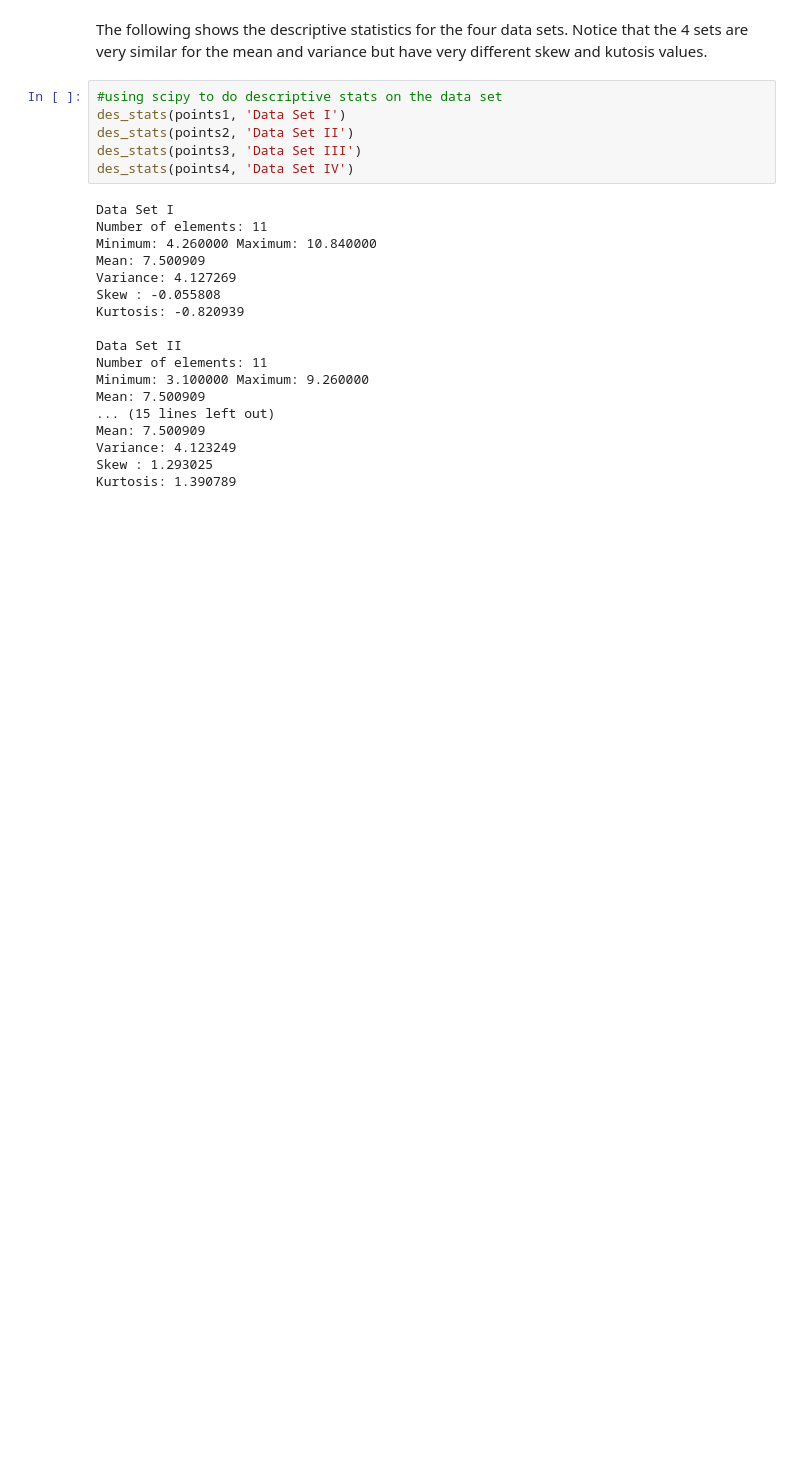
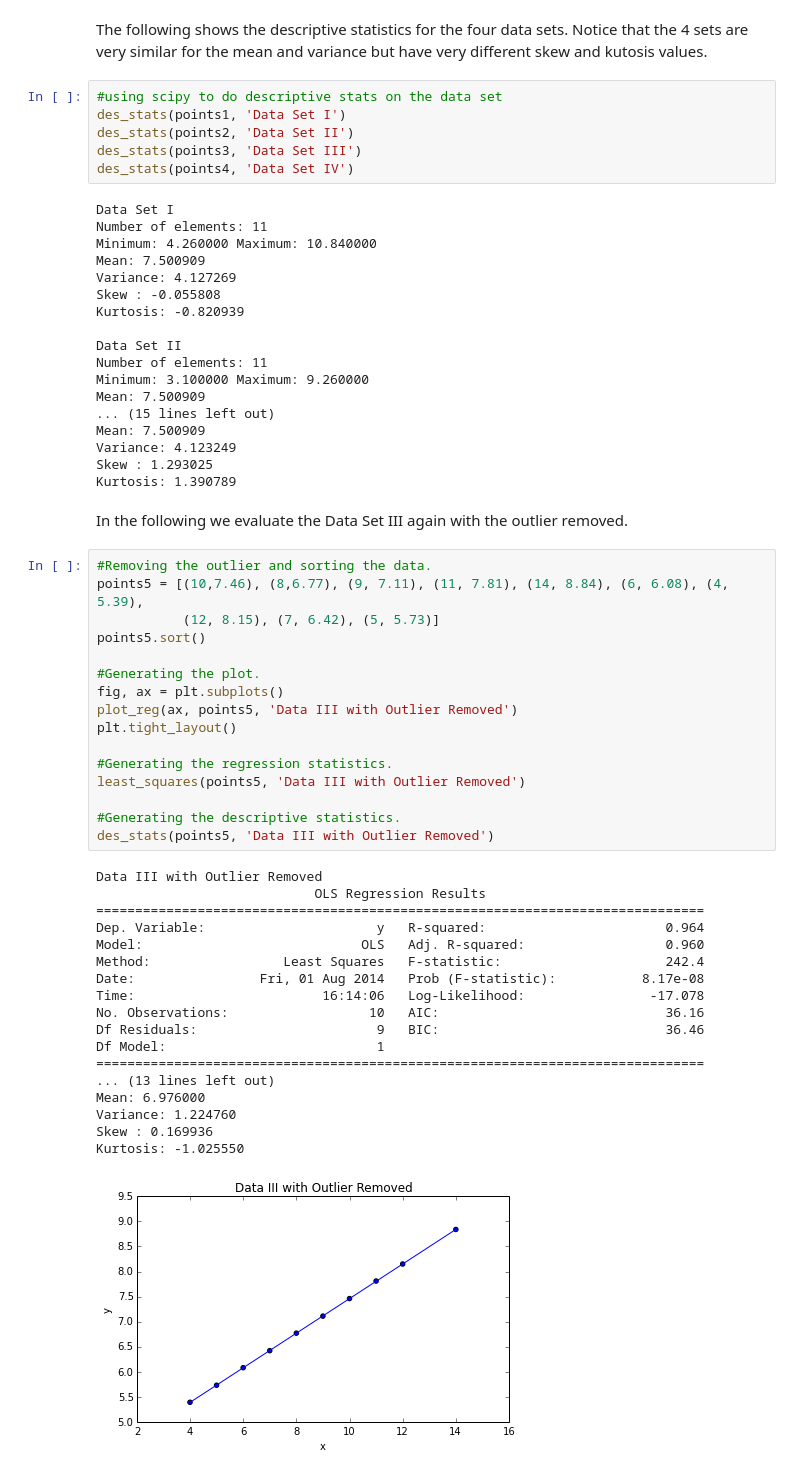
Before and after one commit to DataProgrammingBridge2014/PythonCodeDevelopment, a Jupyter notebook: Week9Analysis.ipynb, the cells around one changed output. Saved outputs shown, nothing was run; the diff lists cells and outputs as text; blank space fills up the shorter version.

Commit message:
Week 9 Analysis
Python code for the Python analysis track. We have been able to recreate
much of the work done in the R track and the results are similar.

```diff
--- a/Week9Analysis.ipynb
+++ b/Week9Analysis.ipynb
@@ -140,3 +145,40 @@ Mean: 7.500909
 Variance: 4.123249
 Skew : 1.293025
 Kurtosis: 1.390789
+# %% [markdown]
+In the following we evaluate the Data Set III again with the outlier removed.
+# %%
+#Removing the outlier and sorting the data.
+points5 = [(10,7.46), (8,6.77), (9, 7.11), (11, 7.81), (14, 8.84), (6, 6.08), (4, 5.39),
+           (12, 8.15), (7, 6.42), (5, 5.73)]
+points5.sort()
+
+#Generating the plot.
+fig, ax = plt.subplots()
+plot_reg(ax, points5, 'Data III with Outlier Removed')
+plt.tight_layout()
+
+#Generating the regression statistics.
+least_squares(points5, 'Data III with Outlier Removed')
+
+#Generating the descriptive statistics.
+des_stats(points5, 'Data III with Outlier Removed')
+# %% [output]
+Data III with Outlier Removed
+                            OLS Regression Results
+==============================================================================
+Dep. Variable:                      y   R-squared:                       0.964
+Model:                            OLS   Adj. R-squared:                  0.960
+Method:                 Least Squares   F-statistic:                     242.4
+Date:                Fri, 01 Aug 2014   Prob (F-statistic):           8.17e-08
+Time:                        16:14:06   Log-Likelihood:                -17.078
+No. Observations:                  10   AIC:                             36.16
+Df Residuals:                       9   BIC:                             36.46
+Df Model:                           1
+==============================================================================
+... (13 lines left out)
+Mean: 6.976000
+Variance: 1.224760
+Skew : 0.169936
+Kurtosis: -1.025550
+[figure, added]
```
Also changed, not shown: parts of 8 cells of this notebook.
